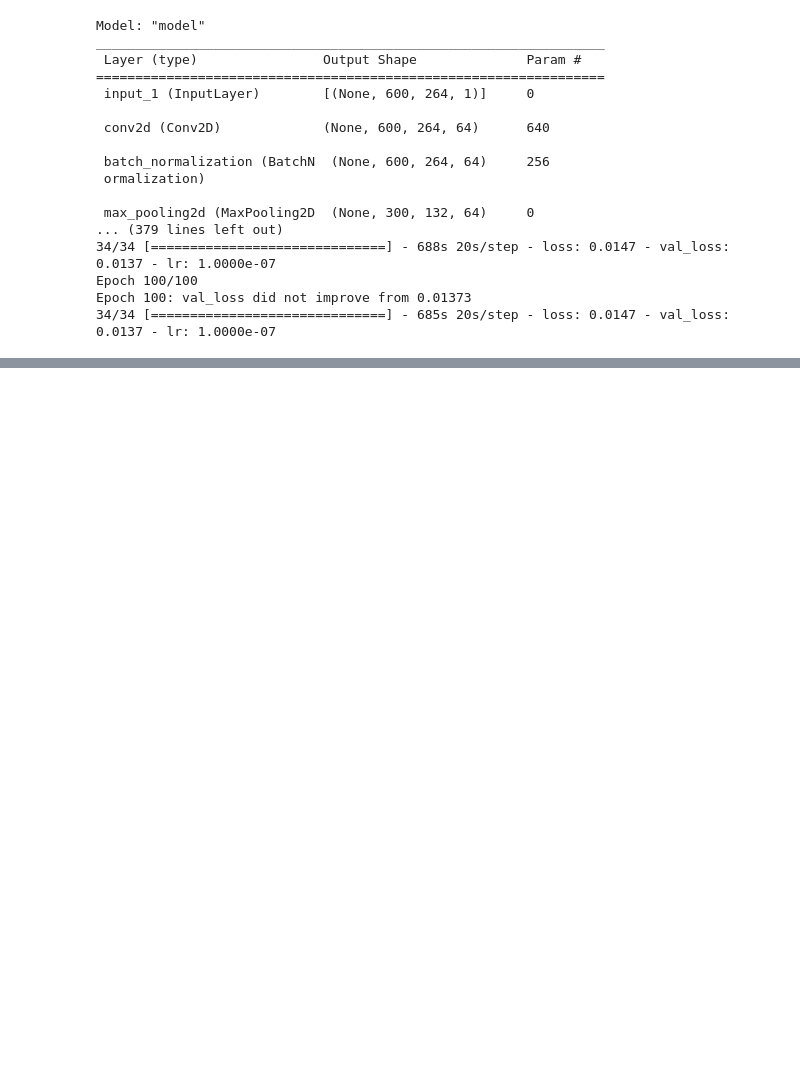
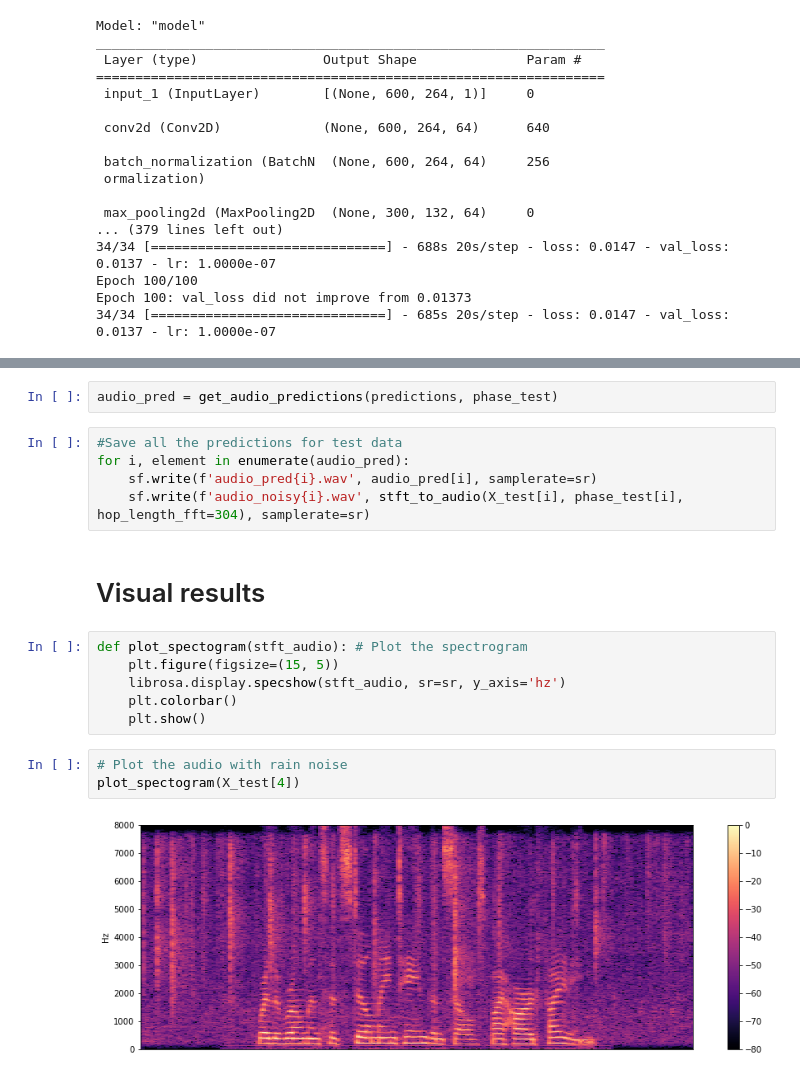
Before and after one commit to piotrwojslawski/AudioDenoisingModel, a Jupyter notebook: Denoising model.ipynb, the cells around one changed output, grey strips where cells are left out. Cells and saved outputs as stored; diff of their text form; blank space fills up the shorter version.

```diff
--- a/Denoising model.ipynb
+++ b/Denoising model.ipynb
@@ -329,0 +323,20 @@ for i, element in enumerate(audio_pred):
+# %%
+audio_pred = get_audio_predictions(predictions, phase_test)
+# %%
+#Save all the predictions for test data
+for i, element in enumerate(audio_pred):
+    sf.write(f'audio_pred{i}.wav', audio_pred[i], samplerate=sr)
+    sf.write(f'audio_noisy{i}.wav', stft_to_audio(X_test[i], phase_test[i], hop_length_fft=304), samplerate=sr)
+# %% [markdown]
+# Visual results
+# %%
+def plot_spectogram(stft_audio): # Plot the spectrogram
+    plt.figure(figsize=(15, 5))
+    librosa.display.specshow(stft_audio, sr=sr, y_axis='hz')
+    plt.colorbar()
+    plt.show()
+# %%
+# Plot the audio with rain noise
+plot_spectogram(X_test[4])
+# %% [output]
+[figure, added]
```
Also changed, not shown: parts of 28 cells of this notebook.
